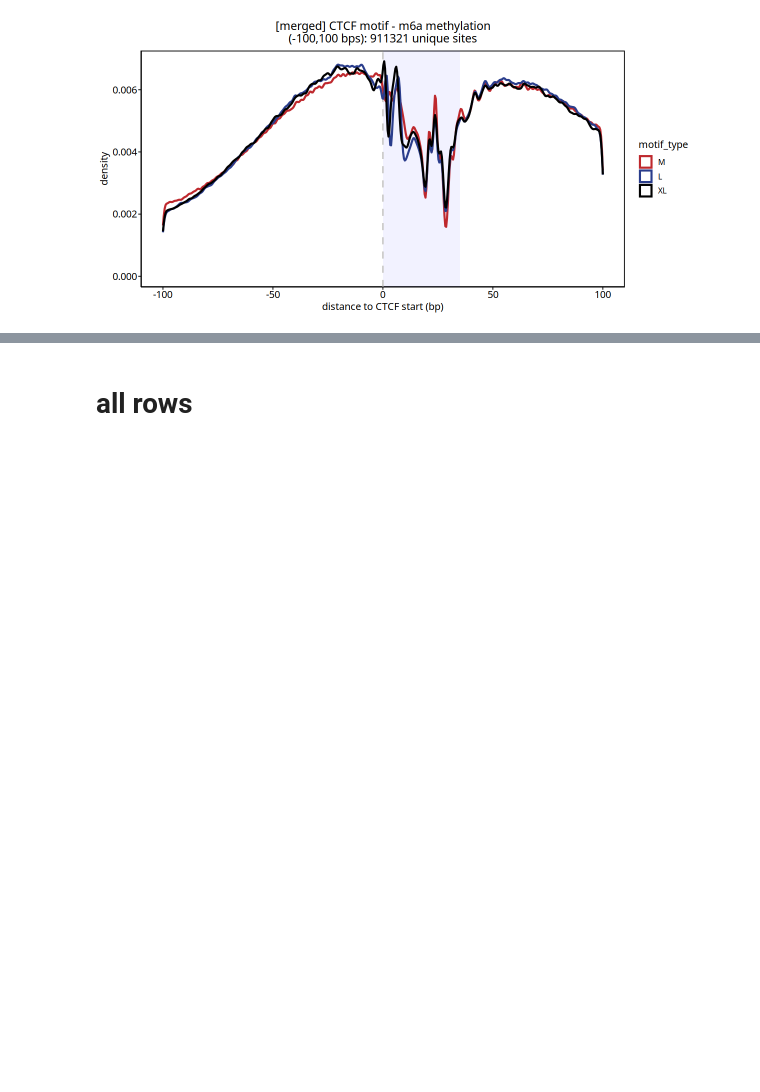
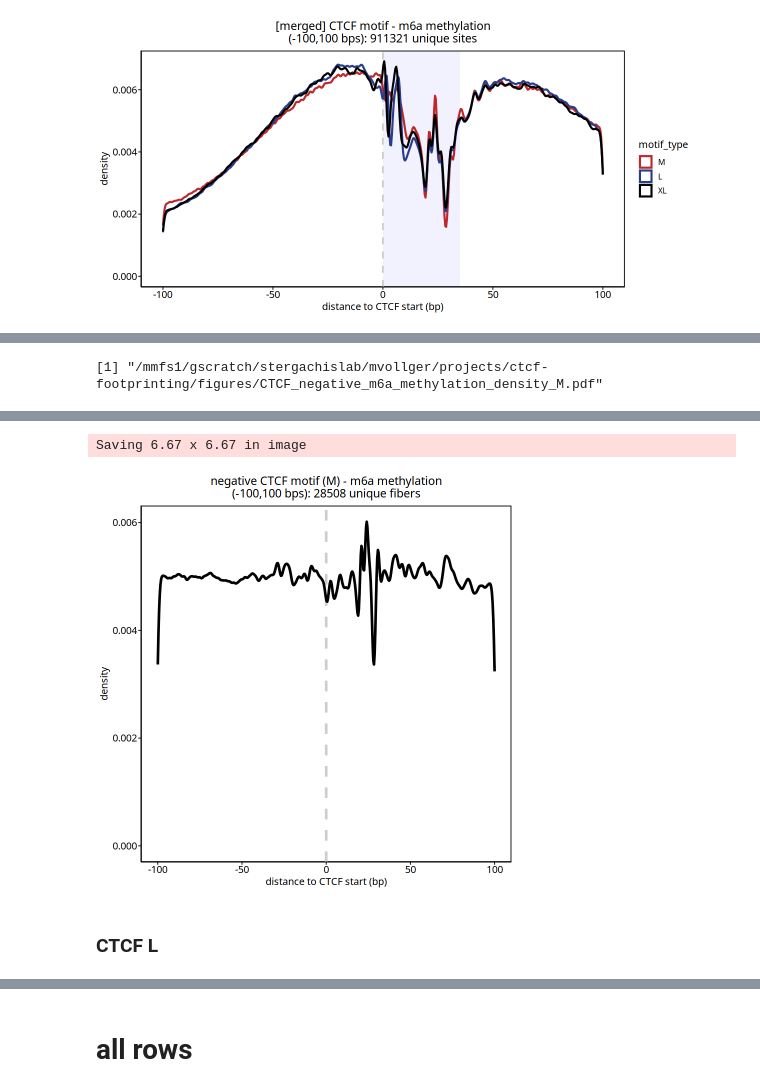
Before and after one commit to monikaperez/ctcf-footprinting, a Jupyter notebook: r_scripts/density_plots.ipynb, the cells around one changed output, grey strips where cells are left out. Drawn from its saved outputs; the diff is of its cells as text; code cells hidden in the pictures; blank space fills up the shorter version.

Commit message:
negative data processing

```diff
--- a/r_scripts/density_plots.ipynb
+++ b/r_scripts/density_plots.ipynb
@@ -456,0 +408,2 @@ if (save_pdf == TRUE) {
+# %%
+data_type = "negative"
@@ -456,0 +446,46 @@ if (save_pdf == TRUE) {
+# %%
+#---------- create df for merged data ----------
+df$motif_type <- motif_type
+# add col w/ motif type
+df_m <- df
+# %%
+#------------ Set file name ------------
+output_file_name <- sprintf("CTCF_%s_m6a_methylation_density_%s.pdf", data_type, motif_type)
+output_file <- sprintf("%s/%s", output_folder, output_file_name)
+output_file
+
+# save file?
+save_pdf <- TRUE
+pdf_dims <- c(5,5)
+# %% [output]
+[1] "/mmfs1/gscratch/stergachislab/mvollger/projects/ctcf-footprinting/figures/CTCF_negative_m6a_methylation_density_M.pdf"
+# %%
+tic()
+
+# create density plot
+font_size <- 12
+font_info <- element_text(size=font_size, family="ArialMT", color="black")
+
+plot_title <- sprintf("%s CTCF motif (%s) - m6a methylation\n(%s,%s bps): %s unique fibers",
+                      data_type, motif_type, ctcf_dist[1], ctcf_dist[2], length(unique(df$query_name)))
+y_axis_name <- "distance to CTCF start (bp)"
+
+p <- ggplot(df, aes(x=centered_start)) +
+    geom_vline(xintercept=0, color="#CECDCC", show.legend=FALSE, linetype="dashed", linewidth=1.5) +
+    geom_density(size=1.5, adjust=0.5) +
+
+    ggtitle(plot_title) +
+    scale_x_continuous(name=y_axis_name) +
+    theme_classic() +
+    theme(text = font_info,
+          axis.ticks = element_line(color="#000000", lineend="square"),
+          axis.text = font_info,
+          panel.background = element_rect(fill="transparent", color="#000000", size=1),
+          plot.title = element_text(family="ArialMT", size=font_size+2, hjust=0.5))
+p
+toc()
+
+if (save_pdf == TRUE) {
+    ggsave(output_file, plot = p)
+}
+# %% [output]
@@ -456,0 +493,4 @@ if (save_pdf == TRUE) {
+Saving 6.67 x 6.67 in image
+[figure, added]
+# %% [markdown]
+### CTCF L
```
Also changed, not shown: parts of 23 cells of this notebook, 7 other files.
